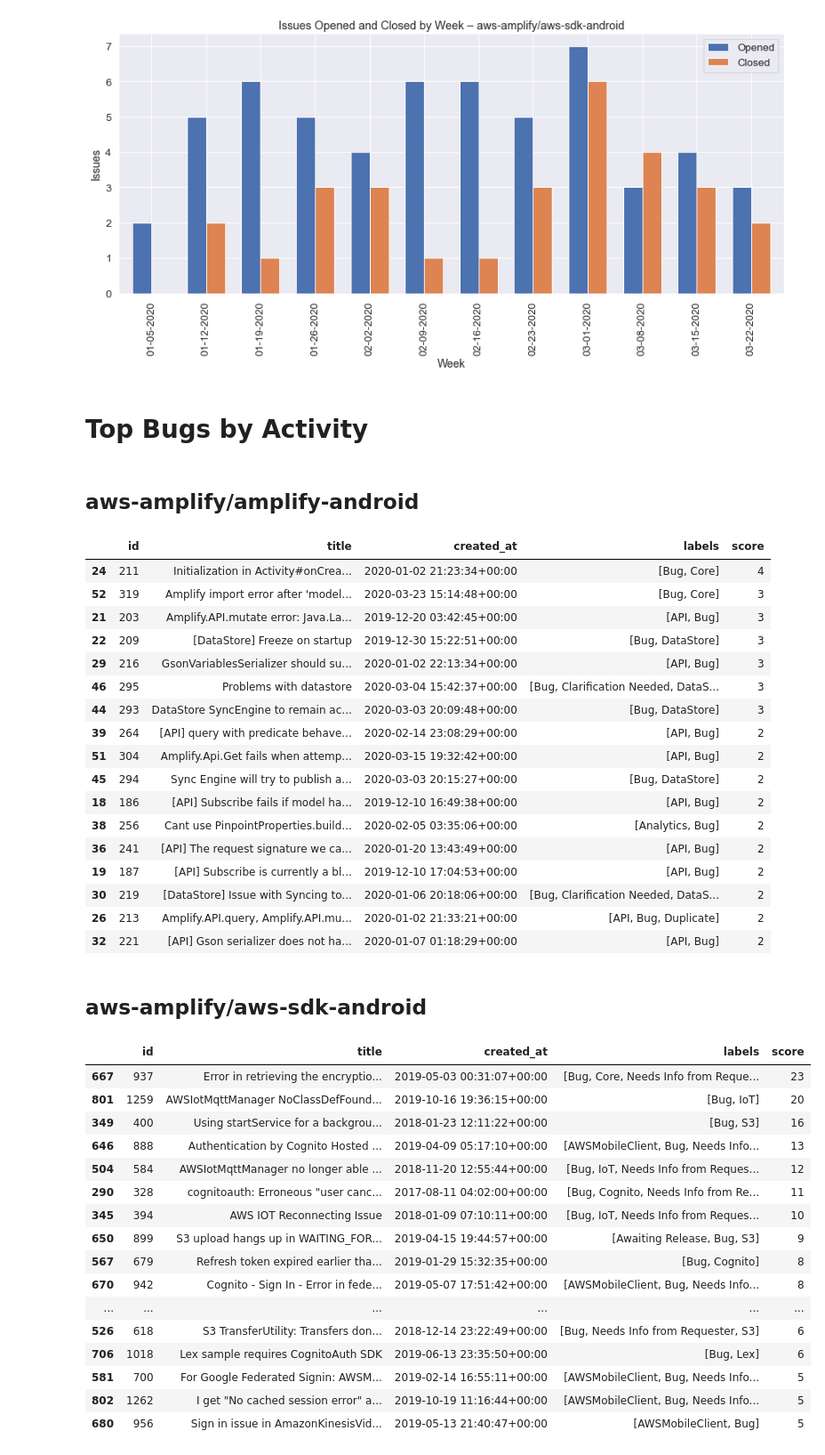
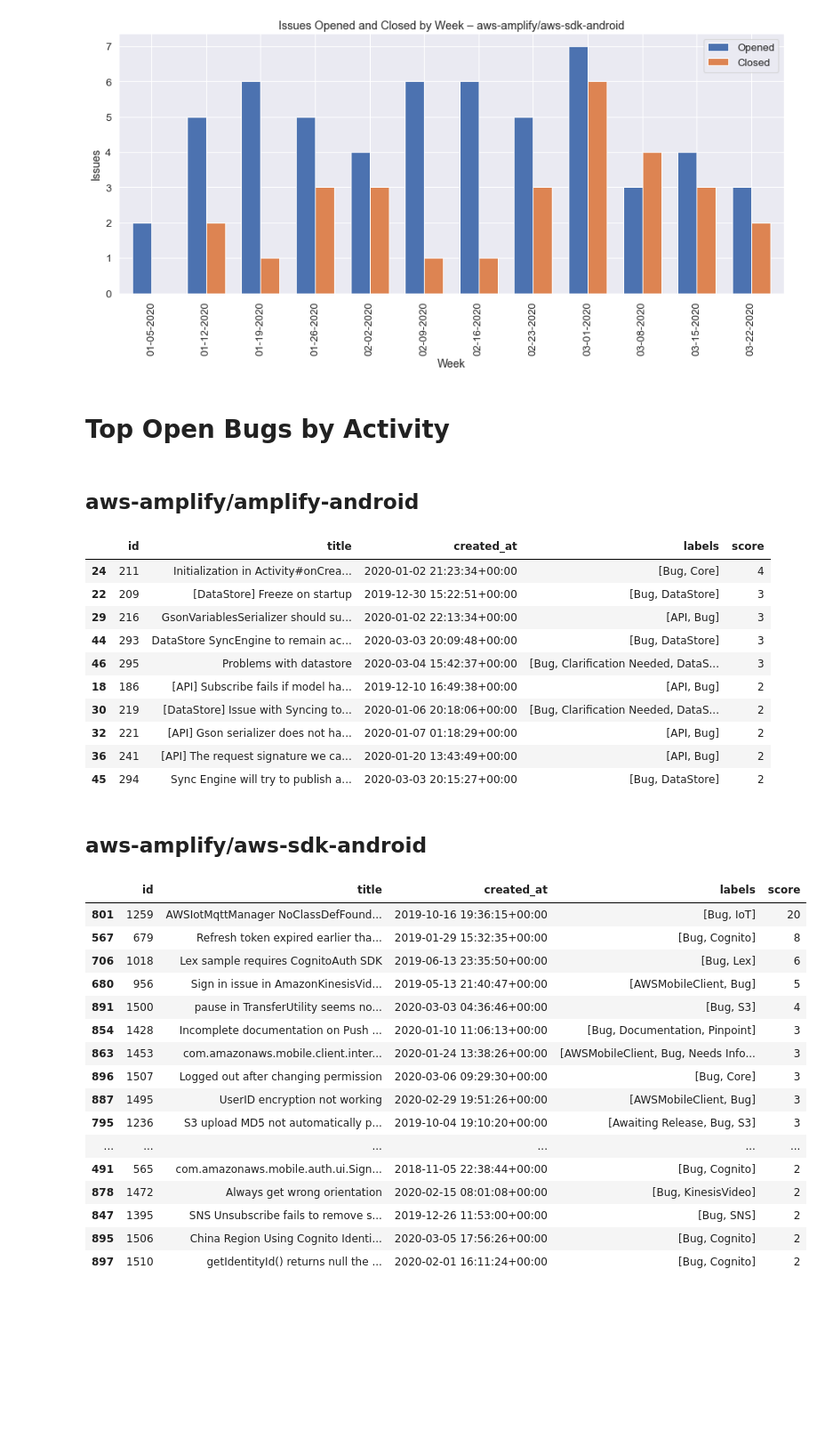
Before and after one commit to jpignata/notebooks, a Jupyter notebook: GitHub Issue Workbook.ipynb, the cells around one changed output. Shown: that part at 89% size. Saved outputs shown, nothing was run; the diff lists cells and outputs as text; code cells hidden in the pictures; blank space fills up the shorter version.

Commit message:
Scope top items to open

```diff
--- a/GitHub Issue Workbook.ipynb
+++ b/GitHub Issue Workbook.ipynb
@@ -349,53 +349,47 @@ for repo_name, df in repos.items():
 [figure]
 [figure]
 # %%
-# Top Bugs by Activity
+# Top Open Bugs by Activity
 
-display(HTML(f'<h1>Top Bugs by Activity</h1>'))
+display(HTML(f'<h1>Top Open Bugs by Activity</h1>'))
 
 for repo_name, df in repos.items():
     df = df.loc[df.bucket == 'Bug']
+    df = df[~(df.closed_at > '1970-01-01')]
     df = df.sort_values(axis=0, by=['score'], ascending=False)
 
     display(HTML(f'<h2>{repo_name}</h2>'))
     display(df[['id', 'title', 'created_at', 'labels', 'score']].head(20))
 # %% [output]
-Top Bugs by Activity
+Top Open Bugs by Activity
 aws-amplify/amplify-android
 |  | id | title | created_at | labels | score |
 | 24 | 211 | Initialization in Activity#onCrea... | 2020-01-02 21:23:34+00:00 | [Bug, Core] | 4 |
-| 52 | 319 | Amplify import error after 'model... | 2020-03-23 15:14:48+00:00 | [Bug, Core] | 3 |
-| 21 | 203 | Amplify.API.mutate error: Java.La... | 2019-12-20 03:42:45+00:00 | [API, Bug] | 3 |
 | 22 | 209 | [DataStore] Freeze on startup | 2019-12-30 15:22:51+00:00 | [Bug, DataStore] | 3 |
 | 29 | 216 | GsonVariablesSerializer should su... | 2020-01-02 22:13:34+00:00 | [API, Bug] | 3 |
+| 44 | 293 | DataStore SyncEngine to remain ac... | 2020-03-03 20:09:48+00:00 | [Bug, DataStore] | 3 |
 | 46 | 295 | Problems with datastore | 2020-03-04 15:42:37+00:00 | [Bug, Clarification Needed, DataS... | 3 |
-| 44 | 293 | DataStore SyncEngine to remain ac... | 2020-03-03 20:09:48+00:00 | [Bug, DataStore] | 3 |
-| 39 | 264 | [API] query with predicate behave... | 2020-02-14 23:08:29+00:00 | [API, Bug] | 2 |
-| 51 | 304 | Amplify.Api.Get fails when attemp... | 2020-03-15 19:32:42+00:00 | [API, Bug] | 2 |
+| 18 | 186 | [API] Subscribe fails if model ha... | 2019-12-10 16:49:38+00:00 | [API, Bug] | 2 |
+| 30 | 219 | [DataStore] Issue with Syncing to... | 2020-01-06 20:18:06+00:00 | [Bug, Clarification Needed, DataS... | 2 |
+| 32 | 221 | [API] Gson serializer does not ha... | 2020-01-07 01:18:29+00:00 | [API, Bug] | 2 |
+| 36 | 241 | [API] The request signature we ca... | 2020-01-20 13:43:49+00:00 | [API, Bug] | 2 |
 | 45 | 294 | Sync Engine will try to publish a... | 2020-03-03 20:15:27+00:00 | [Bug, DataStore] | 2 |
-| 18 | 186 | [API] Subscribe fails if model ha... | 2019-12-10 16:49:38+00:00 | [API, Bug] | 2 |
-| 38 | 256 | Cant use PinpointProperties.build... | 2020-02-05 03:35:06+00:00 | [Analytics, Bug] | 2 |
-| 36 | 241 | [API] The request signature we ca... | 2020-01-20 13:43:49+00:00 | [API, Bug] | 2 |
-| 19 | 187 | [API] Subscribe is currently a bl... | 2019-12-10 17:04:53+00:00 | [API, Bug] | 2 |
-| 30 | 219 | [DataStore] Issue with Syncing to... | 2020-01-06 20:18:06+00:00 | [Bug, Clarification Needed, DataS... | 2 |
-| 26 | 213 | Amplify.API.query, Amplify.API.mu... | 2020-01-02 21:33:21+00:00 | [API, Bug, Duplicate] | 2 |
-| 32 | 221 | [API] Gson serializer does not ha... | 2020-01-07 01:18:29+00:00 | [API, Bug] | 2 |
 aws-amplify/aws-sdk-android
 |  | id | title | created_at | labels | score |
-| 667 | 937 | Error in retrieving the encryptio... | 2019-05-03 00:31:07+00:00 | [Bug, Core, Needs Info from Reque... | 23 |
 | 801 | 1259 | AWSIotMqttManager NoClassDefFound... | 2019-10-16 19:36:15+00:00 | [Bug, IoT] | 20 |
-| 349 | 400 | Using startService for a backgrou... | 2018-01-23 12:11:22+00:00 | [Bug, S3] | 16 |
-| 646 | 888 | Authentication by Cognito Hosted ... | 2019-04-09 05:17:10+00:00 | [AWSMobileClient, Bug, Needs Info... | 13 |
-| 504 | 584 | AWSIotMqttManager no longer able ... | 2018-11-20 12:55:44+00:00 | [Bug, IoT, Needs Info from Reques... | 12 |
-| 290 | 328 | cognitoauth: Erroneous "user canc... | 2017-08-11 04:02:00+00:00 | [Bug, Cognito, Needs Info from Re... | 11 |
-| 345 | 394 | AWS IOT Reconnecting Issue | 2018-01-09 07:10:11+00:00 | [Bug, IoT, Needs Info from Reques... | 10 |
-| 650 | 899 | S3 upload hangs up in WAITING_FOR... | 2019-04-15 19:44:57+00:00 | [Awaiting Release, Bug, S3] | 9 |
 | 567 | 679 | Refresh token expired earlier tha... | 2019-01-29 15:32:35+00:00 | [Bug, Cognito] | 8 |
-| 670 | 942 | Cognito - Sign In - Error in fede... | 2019-05-07 17:51:42+00:00 | [AWSMobileClient, Bug, Needs Info... | 8 |
+| 706 | 1018 | Lex sample requires CognitoAuth SDK | 2019-06-13 23:35:50+00:00 | [Bug, Lex] | 6 |
+| 680 | 956 | Sign in issue in AmazonKinesisVid... | 2019-05-13 21:40:47+00:00 | [AWSMobileClient, Bug] | 5 |
+| 891 | 1500 | pause in TransferUtility seems no... | 2020-03-03 04:36:46+00:00 | [Bug, S3] | 4 |
+| 854 | 1428 | Incomplete documentation on Push ... | 2020-01-10 11:06:13+00:00 | [Bug, Documentation, Pinpoint] | 3 |
+| 863 | 1453 | com.amazonaws.mobile.client.inter... | 2020-01-24 13:38:26+00:00 | [AWSMobileClient, Bug, Needs Info... | 3 |
+| 896 | 1507 | Logged out after changing permission | 2020-03-06 09:29:30+00:00 | [Bug, Core] | 3 |
+| 887 | 1495 | UserID encryption not working | 2020-02-29 19:51:26+00:00 | [AWSMobileClient, Bug] | 3 |
+| 795 | 1236 | S3 upload MD5 not automatically p... | 2019-10-04 19:10:20+00:00 | [Awaiting Release, Bug, S3] | 3 |
 | ... | ... | ... | ... | ... | ... |
-| 526 | 618 | S3 TransferUtility: Transfers don... | 2018-12-14 23:22:49+00:00 | [Bug, Needs Info from Requester, S3] | 6 |
-| 706 | 1018 | Lex sample requires CognitoAuth SDK | 2019-06-13 23:35:50+00:00 | [Bug, Lex] | 6 |
-| 581 | 700 | For Google Federated Signin: AWSM... | 2019-02-14 16:55:11+00:00 | [AWSMobileClient, Bug, Needs Info... | 5 |
-| 802 | 1262 | I get "No cached session error" a... | 2019-10-19 11:16:44+00:00 | [AWSMobileClient, Bug, Needs Info... | 5 |
-| 680 | 956 | Sign in issue in AmazonKinesisVid... | 2019-05-13 21:40:47+00:00 | [AWSMobileClient, Bug] | 5 |
+| 491 | 565 | com.amazonaws.mobile.auth.ui.Sign... | 2018-11-05 22:38:44+00:00 | [Bug, Cognito] | 2 |
+| 878 | 1472 | Always get wrong orientation | 2020-02-15 08:01:08+00:00 | [Bug, KinesisVideo] | 2 |
+| 847 | 1395 | SNS Unsubscribe fails to remove s... | 2019-12-26 11:53:00+00:00 | [Bug, SNS] | 2 |
+| 895 | 1506 | China Region Using Cognito Identi... | 2020-03-05 17:56:26+00:00 | [Bug, Cognito] | 2 |
+| 897 | 1510 | getIdentityId() returns null the ... | 2020-02-01 16:11:24+00:00 | [Bug, Cognito] | 2 |
 # %%
```
Also changed, not shown: parts of 1 cell of this notebook.
